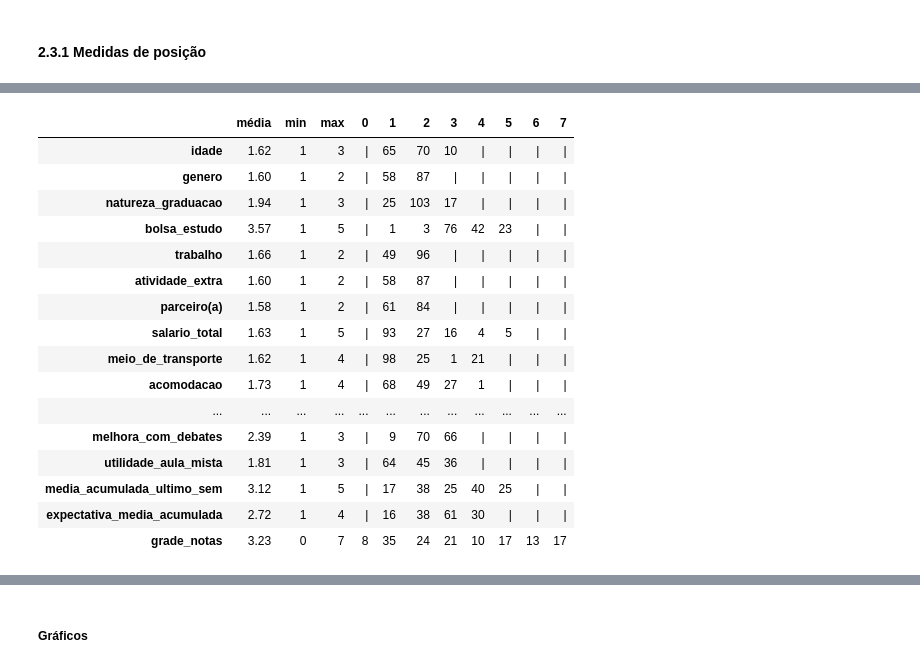
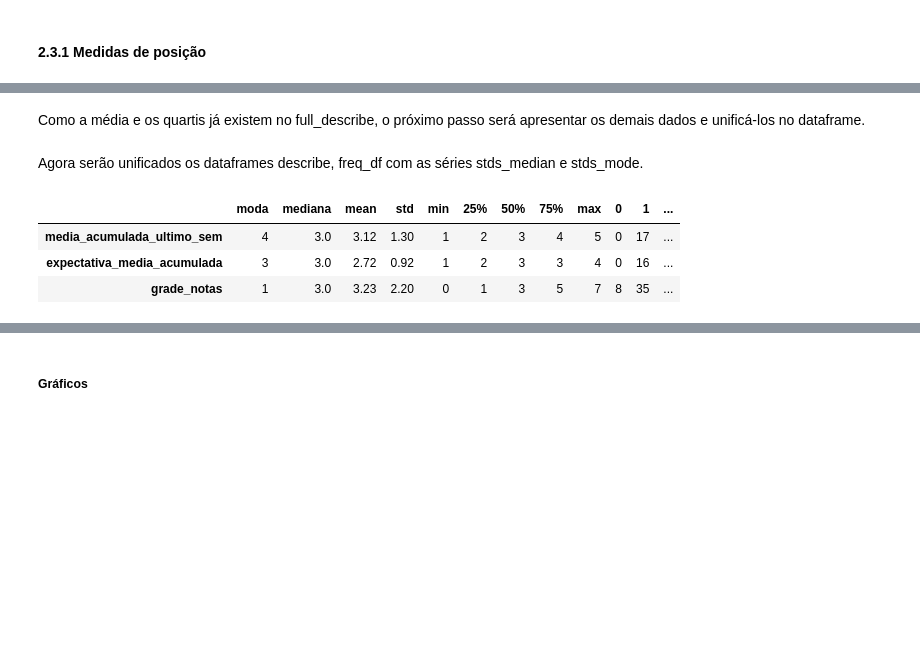
Before and after one commit to IqueMoraes/mvp_analise_exploratoria_e_pre_processamento, a Jupyter notebook: MVP_.ipynb, the cells around one changed output, grey strips where cells are left out. Saved outputs shown, nothing was run; the diff lists cells and outputs as text; code cells hidden in the pictures; blank space fills up the shorter version.

```diff
--- a/MVP_.ipynb
+++ b/MVP_.ipynb
@@ -471,0 +486,10 @@ std_cols_filtered = [col for col in students_all_columns if col not in excluded_
+# %%
+# aqui foram arredondados para 2 casa decimais as colunas média e desvio padrão
+# e retornados para inteiro os demais valores, visto que não há floats no describe original
+full_describe['mean'] = full_describe['mean'].round(2)
+full_describe['std'] = full_describe['std'].round(2)
+full_describe['min'] = full_describe['min'].astype(int)
+full_describe['25%'] = full_describe['25%'].astype(int)
+full_describe['50%'] = full_describe['50%'].astype(int)
+full_describe['75%'] = full_describe['75%'].astype(int)
+full_describe['max'] = full_describe['max'].astype(int)
@@ -472,12 +504,4 @@ std_cols_filtered = [col for col in students_all_columns if col not in excluded_
 # %%
-# recolhendo os valores da tabela describe
-min_values = describe.loc['min', std_cols_filtered].values
-max_values = describe.loc['max', std_cols_filtered].values
-
-# os valores decimais do método values em inteiros, pois se tratam dos valores categóricos
-min_values = min_values.astype(int)
-max_values = max_values.astype(int)
-
 # iterando sobre os valores possíveis e calculando suas frequências
 # cria um dicionário que será usado na criação do dataframe
 freq_table = {}
@@ -492,14 +516,8 @@ for category in np.arange(0, 8):
     # adiciona a lista de frequência ao valor iterado no dicionário
     freq_table[category]=values_by_freq
 
-data_freq = {
-    'min': min_values,
-    'max': max_values,
-}
-# juntam-se as informações
-data_freq.update(freq_table)
 
 # cria-se o dataframe que ficará de referência
-min_max_sum = pd.DataFrame(data=data_freq, index=std_cols_filtered)
-Shape(min_max_sum)
+freq_df = pd.DataFrame(freq_table, index=full_describe.index)
+freq_df.head(3)
 # %% [output]
@@ -523,38 +532,2 @@ Nessas análises as colunas/atributos assumem a posição dos índices, pois os
-# %%
-# Cria-se uma série a partir do método mean() com os valores das médias
-stds_mean = students_df.drop(['id_estudante','id_curso'], axis=1).mean()
-# arrendonda os valores com duas casas decimais
-stds_mean = stds_mean.round(2)
-#atribui nome a série para facilitar na identificação quando for concatenar
-stds_mean.name='média'
-
-# faz-se um dataframe a partir da série para que seja possível concatenar
-mean_df = pd.DataFrame(stds_mean, index=std_cols_filtered, columns=['média'])
-
-# concatenando os dados na horizontalidade
-mean_and_freq = pd.concat([stds_mean, min_max_sum], axis=1)
-
-# como a intenção é ler de forma breve as influências sobre a média,
-# os 0 dos atributos que não possuem determinado valor foram substituídos por "|"
-compare_mean = mean_and_freq.copy().replace(0, "|")
-# retornando o "0" onde é cabível sua existência
-compare_mean['min'] = compare_mean['min'].replace("|", 0)
-compare_mean
-# %% [output]
-|  | média | min | max | 0 | 1 | 2 | 3 | 4 | 5 | 6 | 7 |
-| idade | 1.62 | 1 | 3 | | | 65 | 70 | 10 | | | | | | | | |
-| genero | 1.60 | 1 | 2 | | | 58 | 87 | | | | | | | | | | |
-| natureza_graduacao | 1.94 | 1 | 3 | | | 25 | 103 | 17 | | | | | | | | |
-| bolsa_estudo | 3.57 | 1 | 5 | | | 1 | 3 | 76 | 42 | 23 | | | | |
-| trabalho | 1.66 | 1 | 2 | | | 49 | 96 | | | | | | | | | | |
-| atividade_extra | 1.60 | 1 | 2 | | | 58 | 87 | | | | | | | | | | |
-| parceiro(a) | 1.58 | 1 | 2 | | | 61 | 84 | | | | | | | | | | |
-| salario_total | 1.63 | 1 | 5 | | | 93 | 27 | 16 | 4 | 5 | | | | |
-| meio_de_transporte | 1.62 | 1 | 4 | | | 98 | 25 | 1 | 21 | | | | | | |
-| acomodacao | 1.73 | 1 | 4 | | | 68 | 49 | 27 | 1 | | | | | | |
-| ... | ... | ... | ... | ... | ... | ... | ... | ... | ... | ... | ... |
-| melhora_com_debates | 2.39 | 1 | 3 | | | 9 | 70 | 66 | | | | | | | | |
-| utilidade_aula_mista | 1.81 | 1 | 3 | | | 64 | 45 | 36 | | | | | | | | |
-| media_acumulada_ultimo_sem | 3.12 | 1 | 5 | | | 17 | 38 | 25 | 40 | 25 | | | | |
-| expectativa_media_acumulada | 2.72 | 1 | 4 | | | 16 | 38 | 61 | 30 | | | | | | |
-| grade_notas | 3.23 | 0 | 7 | 8 | 35 | 24 | 21 | 10 | 17 | 13 | 17 |
+# %% [markdown]
+Como a média e os quartis já existem no full_describe, o próximo passo será apresentar os demais dados e unificá-los no dataframe.
@@ -560,0 +545,11 @@ compare_mean
+# %% [markdown]
+Agora serão unificados os dataframes describe, freq_df com as séries stds_median e stds_mode.
+# %%
+# unificando através do método 'concat'
+full_describe = pd.concat([stds_mode, stds_median, full_describe, freq_df], axis=1)
+full_describe.tail(3)
+# %% [output]
+|  | moda | mediana | mean | std | min | 25% | 50% | 75% | max | 0 | 1 | ... |
+| media_acumulada_ultimo_sem | 4 | 3.0 | 3.12 | 1.30 | 1 | 2 | 3 | 4 | 5 | 0 | 17 | ... |
+| expectativa_media_acumulada | 3 | 3.0 | 2.72 | 0.92 | 1 | 2 | 3 | 3 | 4 | 0 | 16 | ... |
+| grade_notas | 1 | 3.0 | 3.23 | 2.20 | 0 | 1 | 3 | 5 | 7 | 8 | 35 | ... |
```
Also changed, not shown: parts of 45 cells of this notebook.
